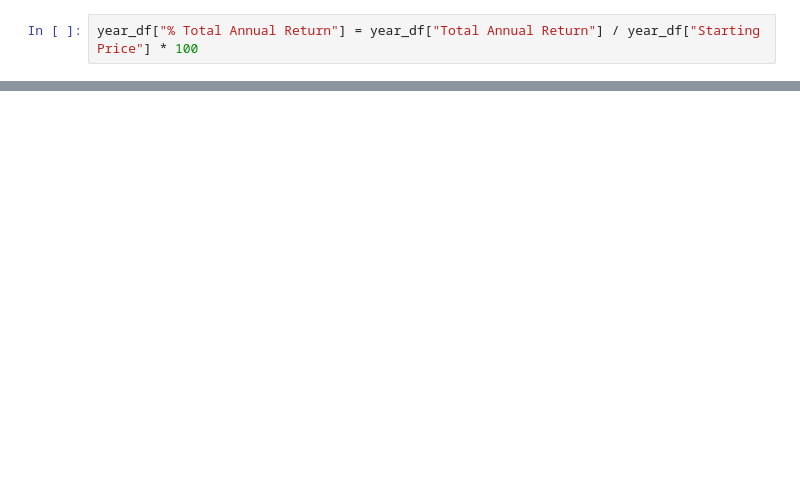
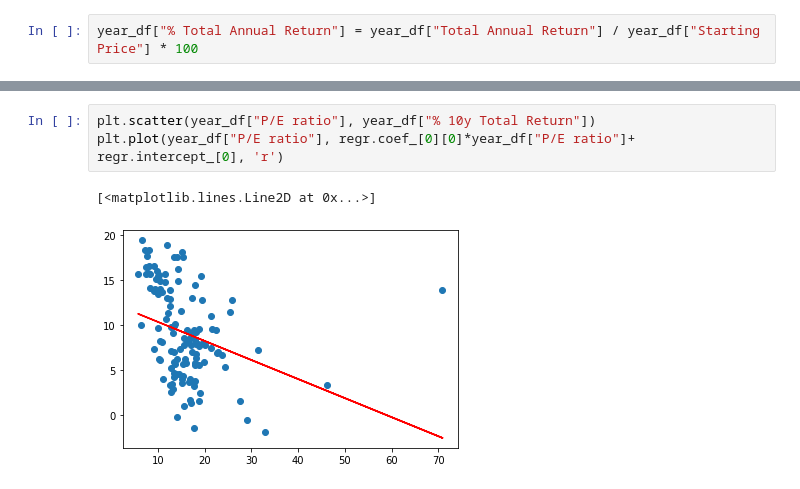
Before and after one commit to emanuelecora/P-E-and-Stock-Market-Return, a Jupyter notebook: Notebook.ipynb, the cells around one changed output, grey strips where cells are left out. Cells and saved outputs as stored; diff of their text form; blank space fills up the shorter version.

```diff
--- a/Notebook.ipynb
+++ b/Notebook.ipynb
@@ -240,0 +257,6 @@ year_df
+# %%
+plt.scatter(year_df["P/E ratio"], year_df["% 10y Total Return"])
+plt.plot(year_df["P/E ratio"], regr.coef_[0][0]*year_df["P/E ratio"]+ regr.intercept_[0], 'r')
+# %% [output]
+[<matplotlib.lines.Line2D at 0x...>]
+[figure, added]
```
Also changed, not shown: parts of 8 cells of this notebook.
